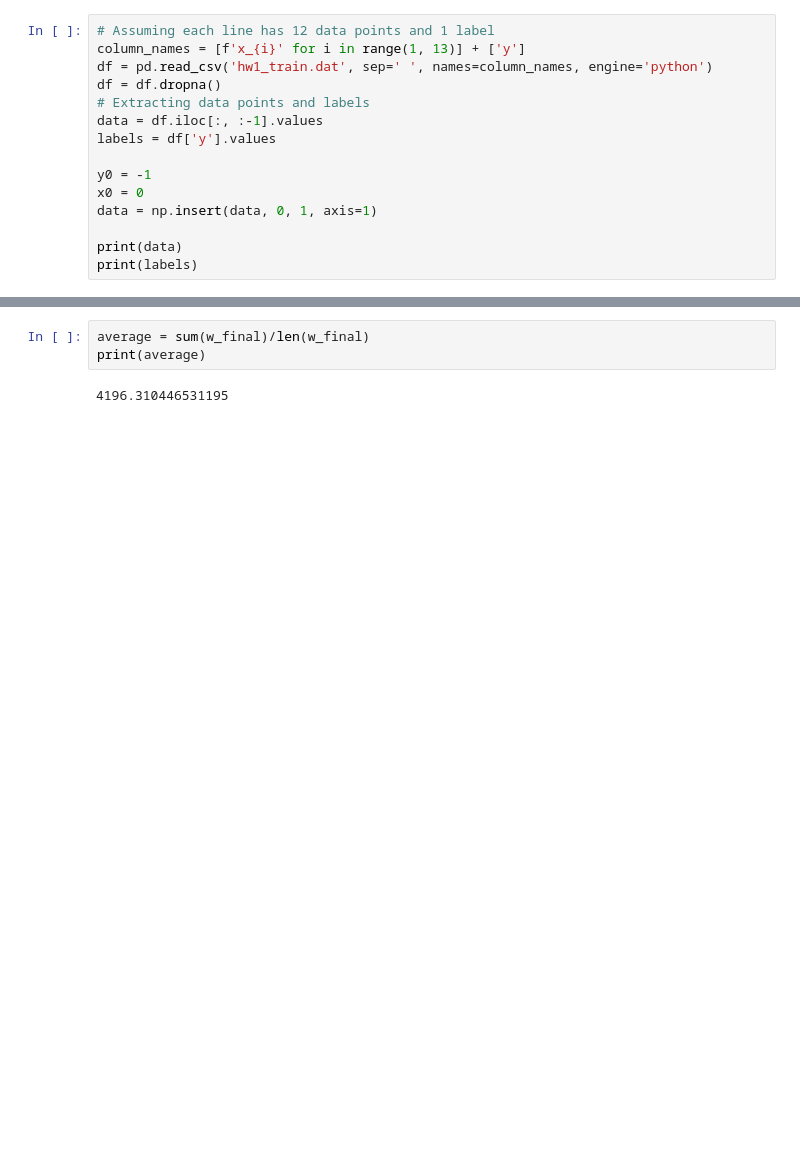
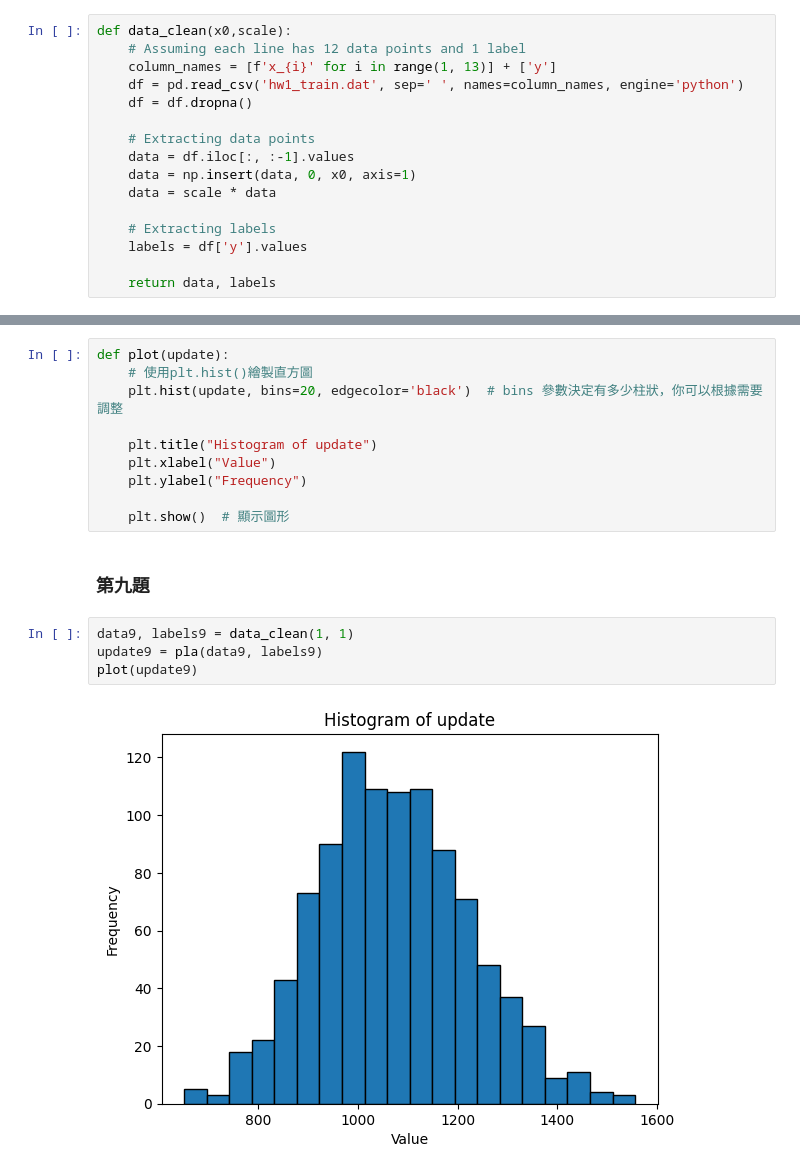
Before and after one commit to Mingyouliao/ML_homewor, a Jupyter notebook: ML_HW_1.ipynb, the cells around one changed output, grey strips where cells are left out. Saved outputs shown, nothing was run; the diff lists cells and outputs as text; blank space fills up the shorter version.

```diff
--- a/ML_HW_1.ipynb
+++ b/ML_HW_1.ipynb
@@ -6,17 +8,18 @@ import math
 # Set the seed
 random.seed(44)
 # %%
-# Assuming each line has 12 data points and 1 label
-column_names = [f'x_{i}' for i in range(1, 13)] + ['y']
-df = pd.read_csv('hw1_train.dat', sep=' ', names=column_names, engine='python')
-df = df.dropna()
-# Extracting data points and labels
-data = df.iloc[:, :-1].values
-labels = df['y'].values
+def data_clean(x0,scale):
+    # Assuming each line has 12 data points and 1 label
+    column_names = [f'x_{i}' for i in range(1, 13)] + ['y']
+    df = pd.read_csv('hw1_train.dat', sep=' ', names=column_names, engine='python')
+    df = df.dropna()
 
-y0 = -1
-x0 = 0
-data = np.insert(data, 0, 1, axis=1)
+    # Extracting data points
+    data = df.iloc[:, :-1].values
+    data = np.insert(data, 0, x0, axis=1)
+    data = scale * data
 
-print(data)
-print(labels)
+    # Extracting labels
+    labels = df['y'].values
+
+    return data, labels
@@ -79,5 +67,18 @@ print(w_final)
-# %%
-average = sum(w_final)/len(w_final)
-print(average)
-# %% [output]
-4196.310446531195
+# %%
+def plot(update):
+    # 使用plt.hist()繪製直方圖
+    plt.hist(update, bins=20, edgecolor='black')  # bins 參數決定有多少柱狀，你可以根據需要調整
+
+    plt.title("Histogram of update")
+    plt.xlabel("Value")
+    plt.ylabel("Frequency")
+
+    plt.show()  # 顯示圖形
+# %% [markdown]
+### 第九題
+# %%
+data9, labels9 = data_clean(1, 1)
+update9 = pla(data9, labels9)
+plot(update9)
+# %% [output]
+[figure, added]
```
Also changed, not shown: parts of 10 cells of this notebook.
